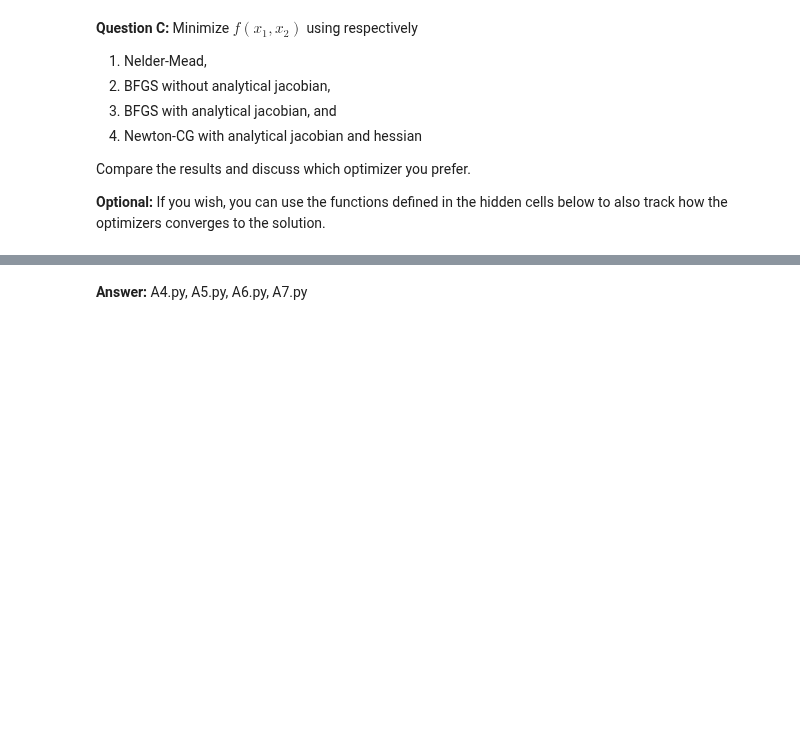
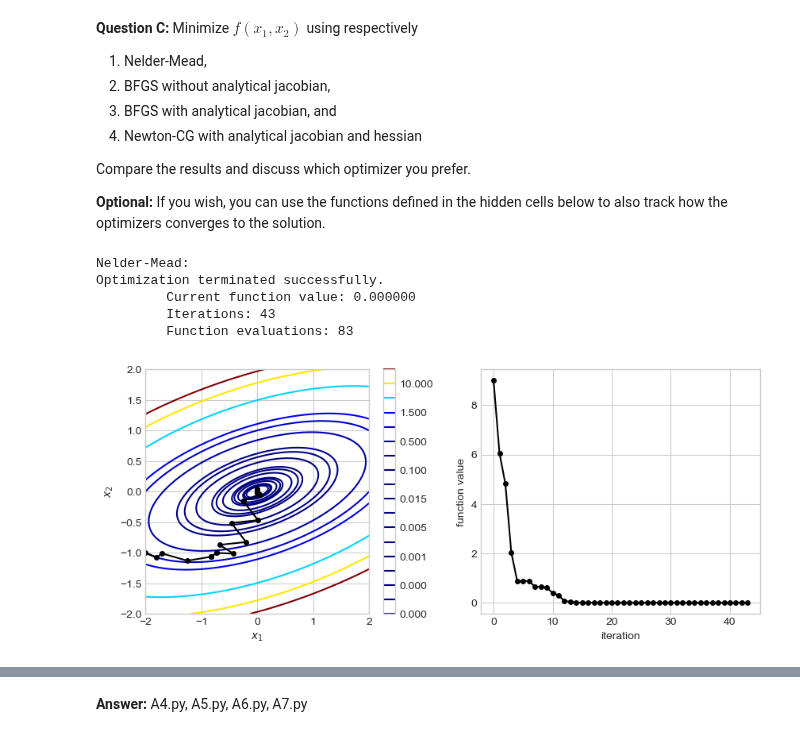
Before and after one commit to RosaMeyer/IntroProg-exercises, a Jupyter notebook: PS7/problem_set_7.ipynb, the cells around one changed output, grey strips where cells are left out. Cells and saved outputs as stored; diff of their text form; code cells hidden in the pictures; blank space fills up the shorter version.

```diff
--- a/PS7/problem_set_7.ipynb
+++ b/PS7/problem_set_7.ipynb
@@ -243,3 +243,17 @@ def contour():
 x0 = [-2,-1] # suggested initial guess
 
 # write your code here
+# %%
+# Minimize f(x_1,x_2) using Nelder-Mead
+
+print('Nelder-Mead:')
+evals = 0
+result = optimize.minimize(f_python, x0, method='Nelder-Mead', callback=collect, options={'disp':True})
+contour()
+# %% [output]
+Nelder-Mead:
+Optimization terminated successfully.
+         Current function value: 0.000000
+         Iterations: 43
+         Function evaluations: 83
+[figure, added]
```
Also changed, not shown: parts of 6 cells of this notebook.
